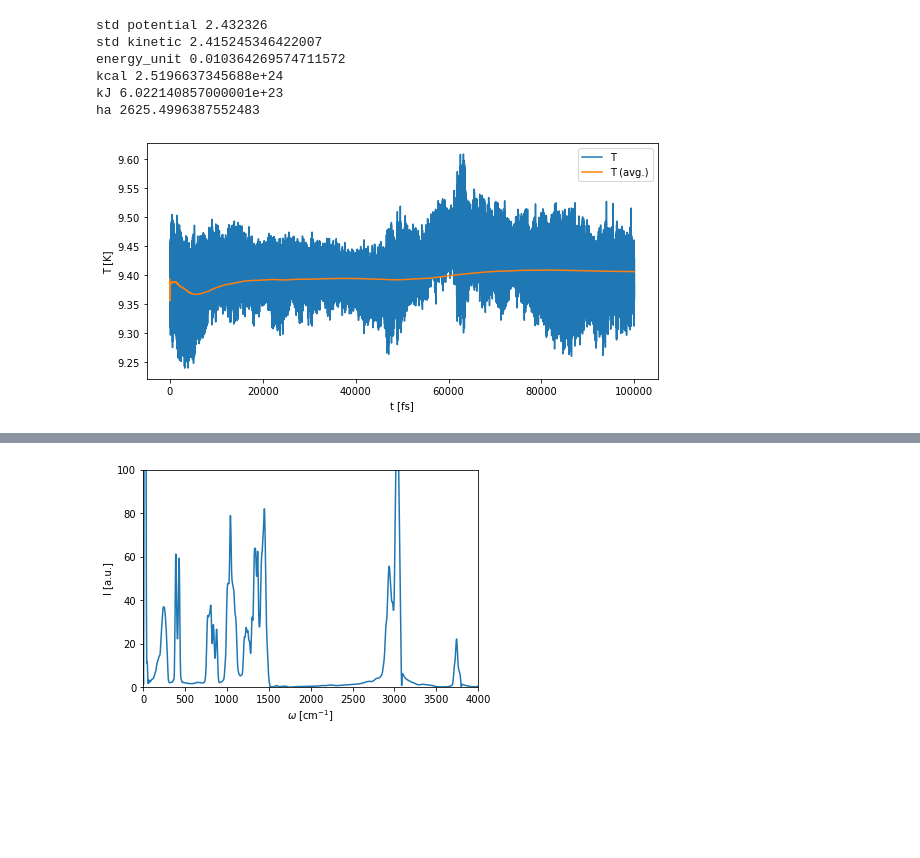
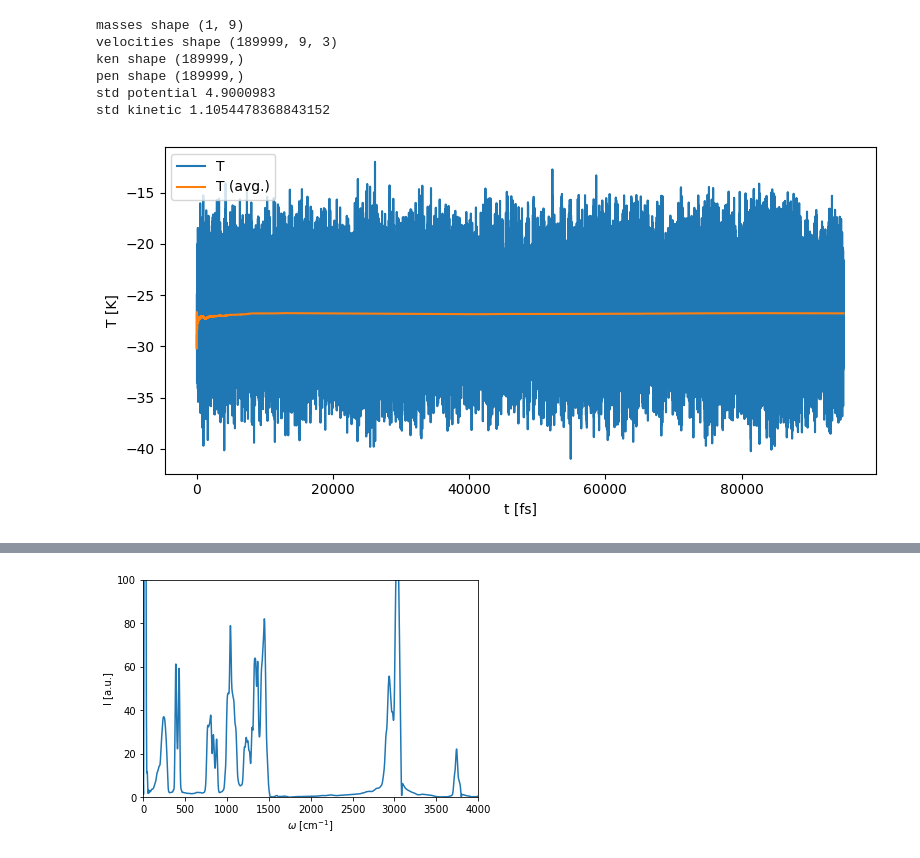
Before and after one commit to MihailBogojeski/equiv_dens_ml, a Jupyter notebook: notebooks/schnetpack_md_ir_spectra.ipynb, the cells around one changed output, grey strips where cells are left out. Cells and saved outputs as stored; diff of their text form; code cells hidden in the pictures; blank space fills up the shorter version.

```diff
--- a/notebooks/schnetpack_md_ir_spectra.ipynb
+++ b/notebooks/schnetpack_md_ir_spectra.ipynb
@@ -12,3 +16,4 @@ from schnetpack.md.utils import MDUnits
 # %%
-data = HDF5Loader('md_logs/2022-05-16_mQEuhRFt/simulation_local_dipole_001.hdf5', load_properties=True, skip_initial=0)
-#data = HDF5Loader('md_logs/2022-09-26_ZSZU3SV1/simulation_cluster_all_001_compressed.hdf5', load_properties=True, skip_initial=20000)
+#data = HDF5Loader('md_logs/2022-05-16_mQEuhRFt/simulation_local_dipole_001.hdf5', load_properties=True, skip_initial=0)
+data = HDF5Loader('md_logs/2022-09-26_ZSZU3SV1/simulation_cluster_all_001_compressed.hdf5', load_properties=True, skip_initial=20000)
+#data = HDF5Loader('md_logs/2023-05-27_9yXHffp1/simulation_local_all_10mer_md_001_cluster.hdf5', load_properties=False, skip_initial=20000)
@@ -15,9 +42,9 @@ data = HDF5Loader('md_logs/2022-05-16_mQEuhRFt/simulation_local_dipole_001.hdf5'
 # %%
-energies = data.get_property('energy')
+energies = data.get_property('energy', atomistic=False)
 print('Shape:', energies.shape)
 
 # Get the time axis
-time_axis = np.arange(data.entries)*data.time_step / spk.fs # in fs
+time_axis = np.arange(data.entries)*data.time_step / spk_units.fs # in fs
 
 # Plot the energies
 plt.figure()
@@ -80,39 +111,37 @@ plot_k_energy(data)
 # %%
 def plot_total_energy(data):
 
     # Read the k_energy
-    k_energy = data.get_kinetic_energy() *  MDUnits.conversions['kj']/MDUnits.conversions['kcal']
-    p_energy = data.get_property('energy').squeeze()
+    k_energy = data.get_kinetic_energy() * spk_units.convert_units('kJ', 'kcal')
+    p_energy = data.get_property('energy', atomistic=False).squeeze()
+    print('ken shape', k_energy.shape)
+    print('pen shape', p_energy.shape)
     print('std potential', np.std(p_energy))
     print('std kinetic', np.std(k_energy))
-    print('energy_unit', MDUnits.energy_unit)
-    print('kcal', MDUnits.conversions['kcal'])
-    print('kJ', MDUnits.conversions['kj'])
-    print('ha', MDUnits.conversions['ha'])
     total_energy = k_energy + p_energy
 
     # Compute the cumulative mean
     total_energy_mean = np.cumsum(total_energy) / (np.arange(data.entries)+1)
 
     # Get the time axis
-    time_axis = np.arange(data.entries)*data.time_step / MDUnits.fs2internal # in fs
+    time_axis = np.arange(data.entries)*data.time_step / spk_units.fs # in fs
 
     plt.figure(figsize=(8,4))
     plt.plot(time_axis, total_energy, label='T')
     plt.plot(time_axis, total_energy_mean, label='T (avg.)')
     plt.ylabel('T [K]')
     plt.xlabel('t [fs]')
     plt.legend()
     plt.tight_layout()
     plt.show()
 
 plot_total_energy(data)
 # %% [output]
-std potential 2.432326
-std kinetic 2.415245346422007
-energy_unit 0.010364269574711572
-kcal 2.5196637345688e+24
-kJ 6.022140857000001e+23
-ha 2625.4996387552483
+masses shape (1, 9)
+velocities shape (189999, 9, 3)
+ken shape (189999,)
+pen shape (189999,)
+std potential 4.9000983
+std kinetic 1.1054478368843152
-[figure, old version]
+[figure, new version]
 # %%
```
Also changed, not shown: parts of 9 cells of this notebook, 1 other file.
